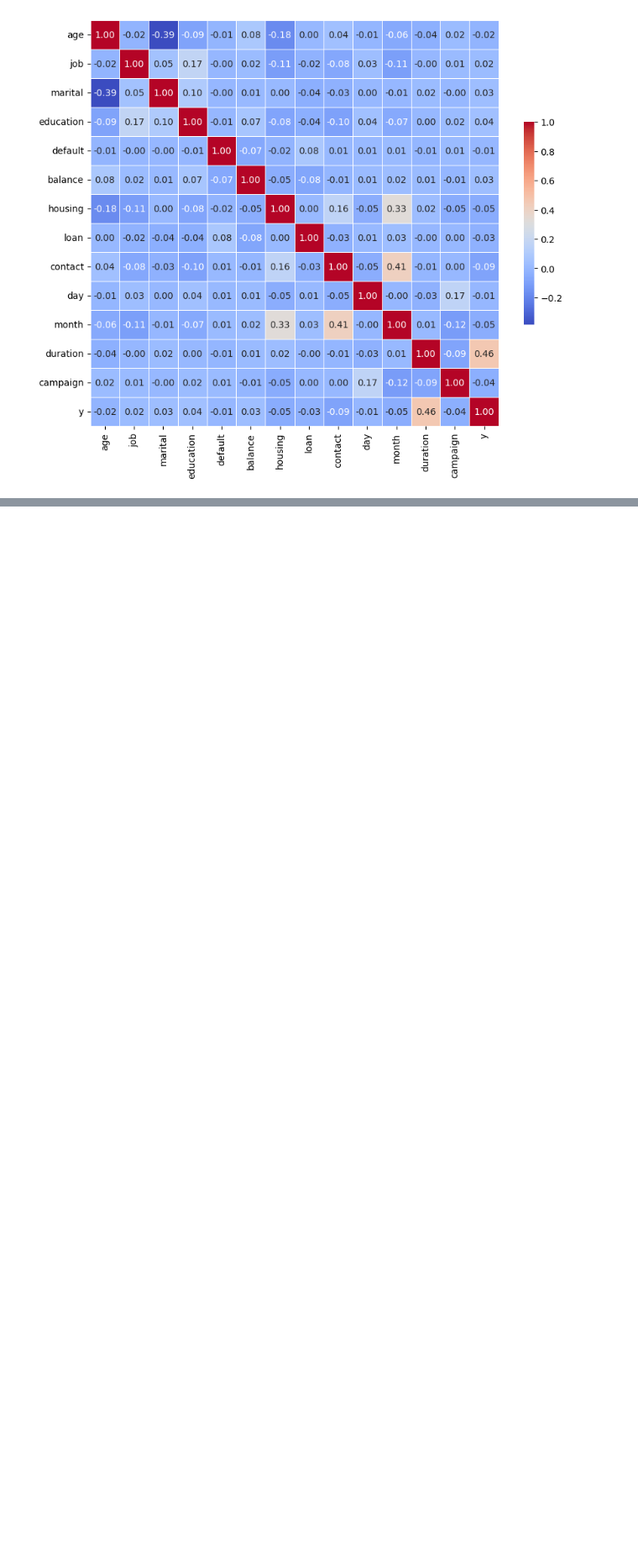
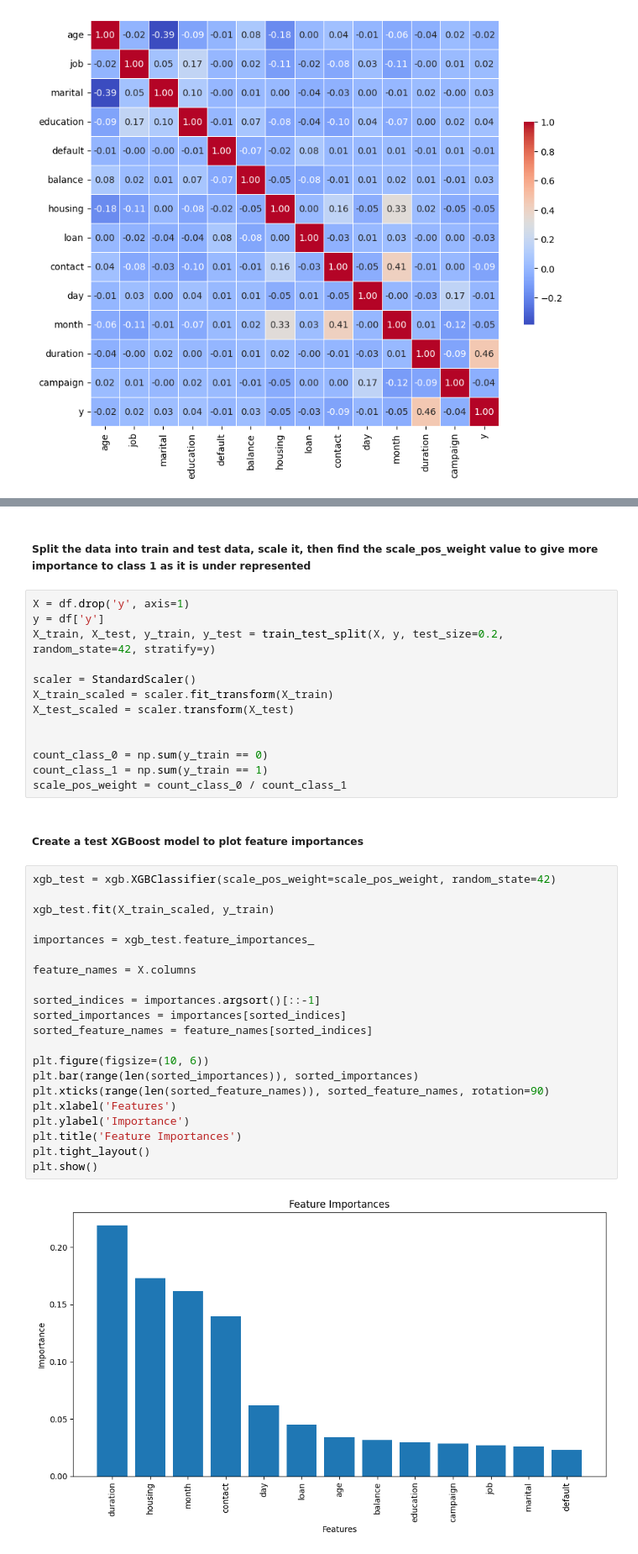
Before and after one commit to dafuego1/Apziva, a Jupyter notebook: notebooks/Term Deposit Marketing/Term Deposit Marketing.ipynb, the cells around one changed output, grey strips where cells are left out. Shown: that part at 84% size. Cells and saved outputs as stored; diff of their text form; blank space fills up the shorter version.

```diff
--- a/notebooks/Term Deposit Marketing/Term Deposit Marketing.ipynb
+++ b/notebooks/Term Deposit Marketing/Term Deposit Marketing.ipynb
@@ -254,0 +202,40 @@ weighted avg       0.93      0.94      0.93      8000
+# %% [markdown]
+##### Split the data into train and test data, scale it, then find the scale_pos_weight value to give more importance to class 1 as it is under represented
+# %%
+X = df.drop('y', axis=1)
+y = df['y']
+X_train, X_test, y_train, y_test = train_test_split(X, y, test_size=0.2, random_state=42, stratify=y)
+
+scaler = StandardScaler()
+X_train_scaled = scaler.fit_transform(X_train)
+X_test_scaled = scaler.transform(X_test)
+
+
+count_class_0 = np.sum(y_train == 0)
+count_class_1 = np.sum(y_train == 1)
+scale_pos_weight = count_class_0 / count_class_1
+# %% [markdown]
+##### Create a test XGBoost model to plot feature importances
+# %%
+xgb_test = xgb.XGBClassifier(scale_pos_weight=scale_pos_weight, random_state=42)
+
+xgb_test.fit(X_train_scaled, y_train)
+
+importances = xgb_test.feature_importances_
+
+feature_names = X.columns
+
+sorted_indices = importances.argsort()[::-1]
+sorted_importances = importances[sorted_indices]
+sorted_feature_names = feature_names[sorted_indices]
+
+plt.figure(figsize=(10, 6))
+plt.bar(range(len(sorted_importances)), sorted_importances)
+plt.xticks(range(len(sorted_feature_names)), sorted_feature_names, rotation=90)
+plt.xlabel('Features')
+plt.ylabel('Importance')
+plt.title('Feature Importances')
+plt.tight_layout()
+plt.show()
+# %% [output]
+[figure, added]
```
Also changed, not shown: parts of 17 cells of this notebook.
